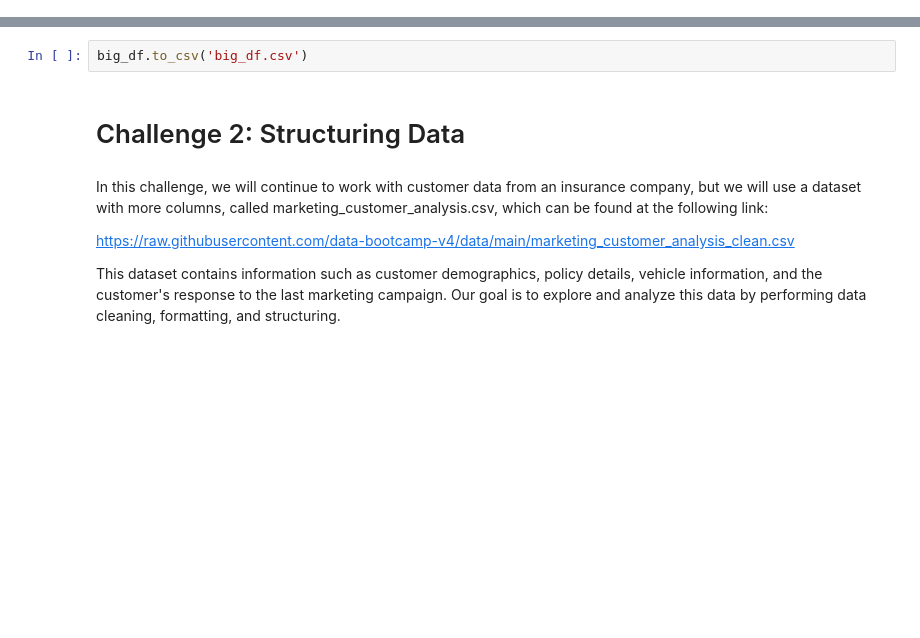
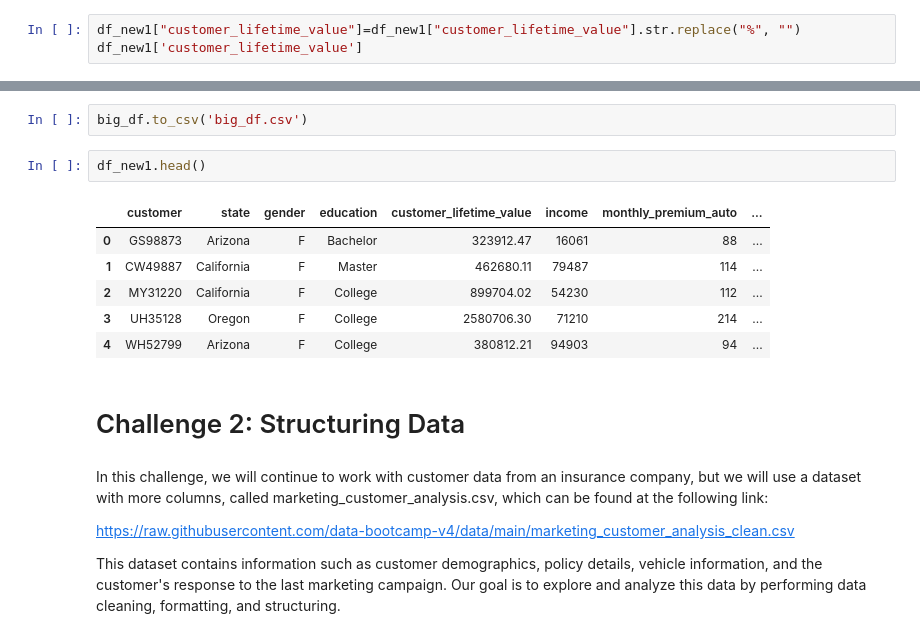
Before and after one commit to adamnowicki/lab-dw-data-structuring-and-combining, a Jupyter notebook: lab-dw-data-structuring-and-combining.ipynb, the cells around one changed output, grey strips where cells are left out. Drawn from its saved outputs; the diff is of its cells as text; blank space fills up the shorter version.

```diff
--- a/lab-dw-data-structuring-and-combining.ipynb
+++ b/lab-dw-data-structuring-and-combining.ipynb
@@ -202,0 +203,3 @@ display(big_df)
+# %%
+df_new1["customer_lifetime_value"]=df_new1["customer_lifetime_value"].str.replace("%", "")
+df_new1['customer_lifetime_value']
@@ -203,5 +233,14 @@ display(big_df)
 # %%
 big_df.to_csv('big_df.csv')
+# %%
+df_new1.head()
+# %% [output]
+|  | customer | state | gender | education | customer_lifetime_value | income | monthly_premium_auto | ... |
+| 0 | GS98873 | Arizona | F | Bachelor | 323912.47 | 16061 | 88 | ... |
+| 1 | CW49887 | California | F | Master | 462680.11 | 79487 | 114 | ... |
+| 2 | MY31220 | California | F | College | 899704.02 | 54230 | 112 | ... |
+| 3 | UH35128 | Oregon | F | College | 2580706.30 | 71210 | 214 | ... |
+| 4 | WH52799 | Arizona | F | College | 380812.21 | 94903 | 94 | ... |
 # %% [markdown]
 # Challenge 2: Structuring Data
 # %% [markdown]
```
Also changed, not shown: parts of 4 cells of this notebook, 1 other file.
